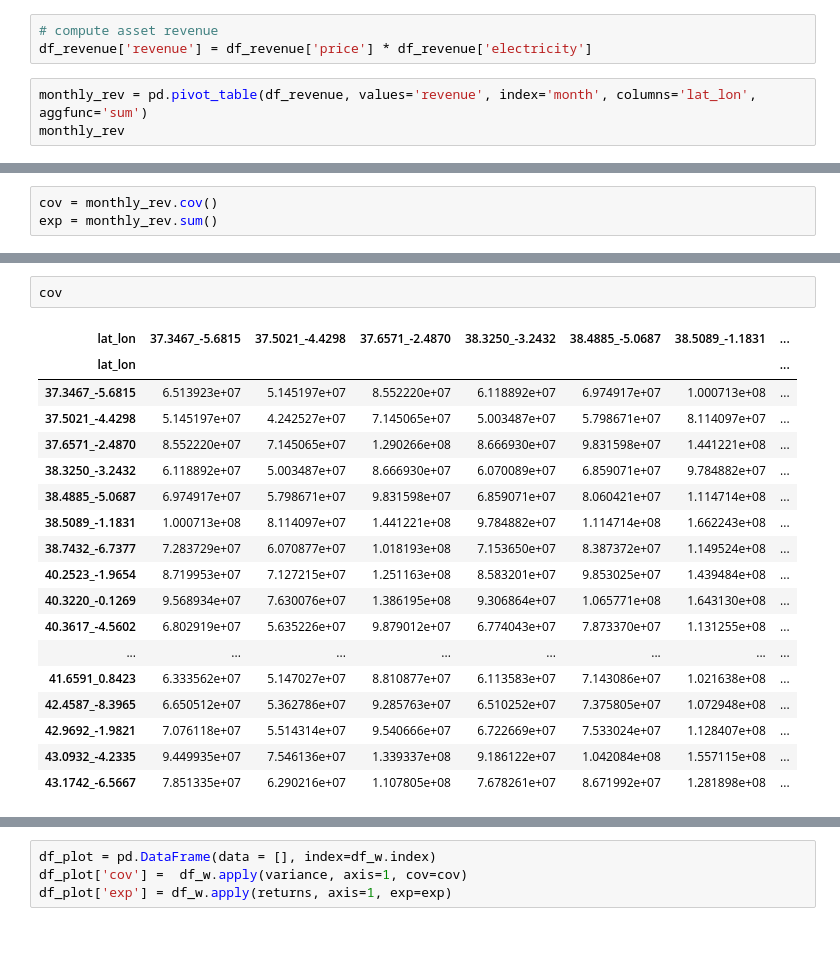
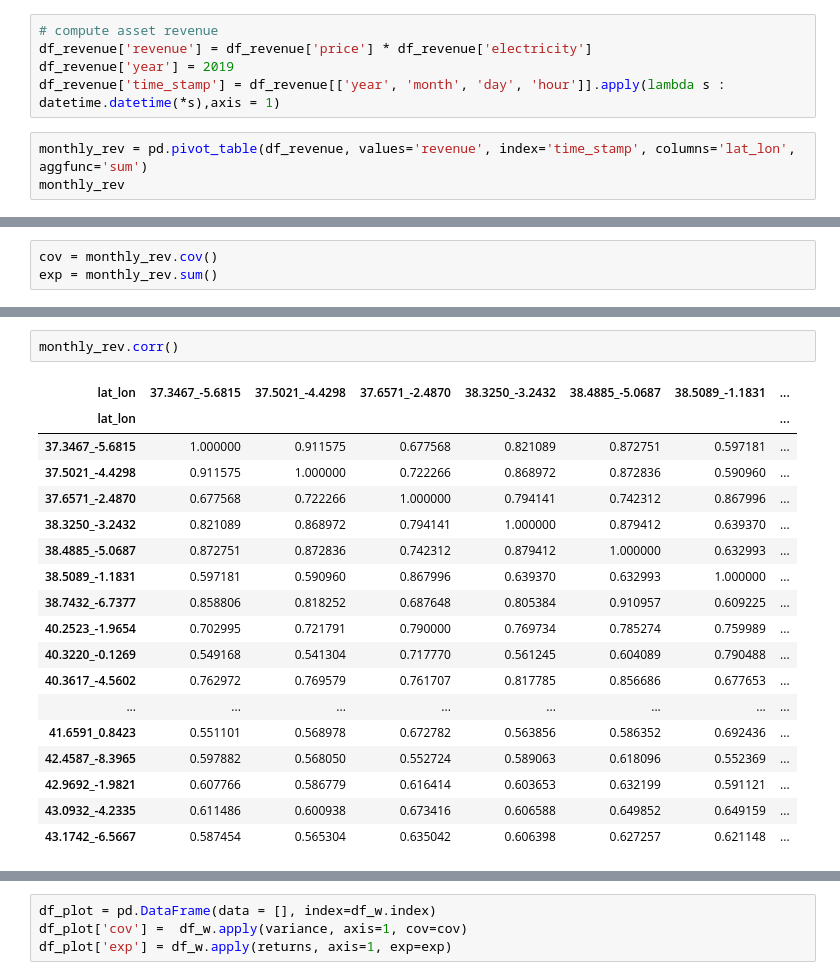
Before and after one commit to marchd1997/EDP_CRM_week, a Jupyter notebook: notebooks/exploration_prices.ipynb, the cells around one changed output, grey strips where cells are left out. Saved outputs shown, nothing was run; the diff lists cells and outputs as text; blank space fills up the shorter version.

```diff
--- a/notebooks/exploration_prices.ipynb
+++ b/notebooks/exploration_prices.ipynb
@@ -86,7 +87,9 @@ df_revenue = df_revenue[['lat_lon','price','electricity','hour','day','month']]
 # %%
 # compute asset revenue
 df_revenue['revenue'] = df_revenue['price'] * df_revenue['electricity']
+df_revenue['year'] = 2019
+df_revenue['time_stamp'] = df_revenue[['year', 'month', 'day', 'hour']].apply(lambda s : datetime.datetime(*s),axis = 1)
 # %%
-monthly_rev = pd.pivot_table(df_revenue, values='revenue', index='month', columns='lat_lon', aggfunc='sum')
+monthly_rev = pd.pivot_table(df_revenue, values='revenue', index='time_stamp', columns='lat_lon', aggfunc='sum')
 monthly_rev
 # %% [output]
@@ -110,22 +135,22 @@ exp = monthly_rev.sum()
 # %%
-cov
+monthly_rev.corr()
 # %% [output]
 | lat_lon | 37.3467_-5.6815 | 37.5021_-4.4298 | 37.6571_-2.4870 | 38.3250_-3.2432 | 38.4885_-5.0687 | 38.5089_-1.1831 | ... |
 | lat_lon |  |  |  |  |  |  | ... |
-| 37.3467_-5.6815 | 6.513923e+07 | 5.145197e+07 | 8.552220e+07 | 6.118892e+07 | 6.974917e+07 | 1.000713e+08 | ... |
-| 37.5021_-4.4298 | 5.145197e+07 | 4.242527e+07 | 7.145065e+07 | 5.003487e+07 | 5.798671e+07 | 8.114097e+07 | ... |
-| 37.6571_-2.4870 | 8.552220e+07 | 7.145065e+07 | 1.290266e+08 | 8.666930e+07 | 9.831598e+07 | 1.441221e+08 | ... |
-| 38.3250_-3.2432 | 6.118892e+07 | 5.003487e+07 | 8.666930e+07 | 6.070089e+07 | 6.859071e+07 | 9.784882e+07 | ... |
-| 38.4885_-5.0687 | 6.974917e+07 | 5.798671e+07 | 9.831598e+07 | 6.859071e+07 | 8.060421e+07 | 1.114714e+08 | ... |
-| 38.5089_-1.1831 | 1.000713e+08 | 8.114097e+07 | 1.441221e+08 | 9.784882e+07 | 1.114714e+08 | 1.662243e+08 | ... |
-| 38.7432_-6.7377 | 7.283729e+07 | 6.070877e+07 | 1.018193e+08 | 7.153650e+07 | 8.387372e+07 | 1.149524e+08 | ... |
-| 40.2523_-1.9654 | 8.719953e+07 | 7.127215e+07 | 1.251163e+08 | 8.583201e+07 | 9.853025e+07 | 1.439484e+08 | ... |
-| 40.3220_-0.1269 | 9.568934e+07 | 7.630076e+07 | 1.386195e+08 | 9.306864e+07 | 1.065771e+08 | 1.643130e+08 | ... |
-| 40.3617_-4.5602 | 6.802919e+07 | 5.635226e+07 | 9.879012e+07 | 6.774043e+07 | 7.873370e+07 | 1.131255e+08 | ... |
+| 37.3467_-5.6815 | 1.000000 | 0.911575 | 0.677568 | 0.821089 | 0.872751 | 0.597181 | ... |
+| 37.5021_-4.4298 | 0.911575 | 1.000000 | 0.722266 | 0.868972 | 0.872836 | 0.590960 | ... |
+| 37.6571_-2.4870 | 0.677568 | 0.722266 | 1.000000 | 0.794141 | 0.742312 | 0.867996 | ... |
+| 38.3250_-3.2432 | 0.821089 | 0.868972 | 0.794141 | 1.000000 | 0.879412 | 0.639370 | ... |
+| 38.4885_-5.0687 | 0.872751 | 0.872836 | 0.742312 | 0.879412 | 1.000000 | 0.632993 | ... |
+| 38.5089_-1.1831 | 0.597181 | 0.590960 | 0.867996 | 0.639370 | 0.632993 | 1.000000 | ... |
+| 38.7432_-6.7377 | 0.858806 | 0.818252 | 0.687648 | 0.805384 | 0.910957 | 0.609225 | ... |
+| 40.2523_-1.9654 | 0.702995 | 0.721791 | 0.790000 | 0.769734 | 0.785274 | 0.759989 | ... |
+| 40.3220_-0.1269 | 0.549168 | 0.541304 | 0.717770 | 0.561245 | 0.604089 | 0.790488 | ... |
+| 40.3617_-4.5602 | 0.762972 | 0.769579 | 0.761707 | 0.817785 | 0.856686 | 0.677653 | ... |
 | ... | ... | ... | ... | ... | ... | ... | ... |
-| 41.6591_0.8423 | 6.333562e+07 | 5.147027e+07 | 8.810877e+07 | 6.113583e+07 | 7.143086e+07 | 1.021638e+08 | ... |
-| 42.4587_-8.3965 | 6.650512e+07 | 5.362786e+07 | 9.285763e+07 | 6.510252e+07 | 7.375805e+07 | 1.072948e+08 | ... |
-| 42.9692_-1.9821 | 7.076118e+07 | 5.514314e+07 | 9.540666e+07 | 6.722669e+07 | 7.533024e+07 | 1.128407e+08 | ... |
-| 43.0932_-4.2335 | 9.449935e+07 | 7.546136e+07 | 1.339337e+08 | 9.186122e+07 | 1.042084e+08 | 1.557115e+08 | ... |
-| 43.1742_-6.5667 | 7.851335e+07 | 6.290216e+07 | 1.107805e+08 | 7.678261e+07 | 8.671992e+07 | 1.281898e+08 | ... |
+| 41.6591_0.8423 | 0.551101 | 0.568978 | 0.672782 | 0.563856 | 0.586352 | 0.692436 | ... |
+| 42.4587_-8.3965 | 0.597882 | 0.568050 | 0.552724 | 0.589063 | 0.618096 | 0.552369 | ... |
+| 42.9692_-1.9821 | 0.607766 | 0.586779 | 0.616414 | 0.603653 | 0.632199 | 0.591121 | ... |
+| 43.0932_-4.2335 | 0.611486 | 0.600938 | 0.673416 | 0.606588 | 0.649852 | 0.649159 | ... |
+| 43.1742_-6.5667 | 0.587454 | 0.565304 | 0.635042 | 0.606398 | 0.627257 | 0.621148 | ... |
 # %%
```
Also changed, not shown: parts of 8 cells of this notebook.
